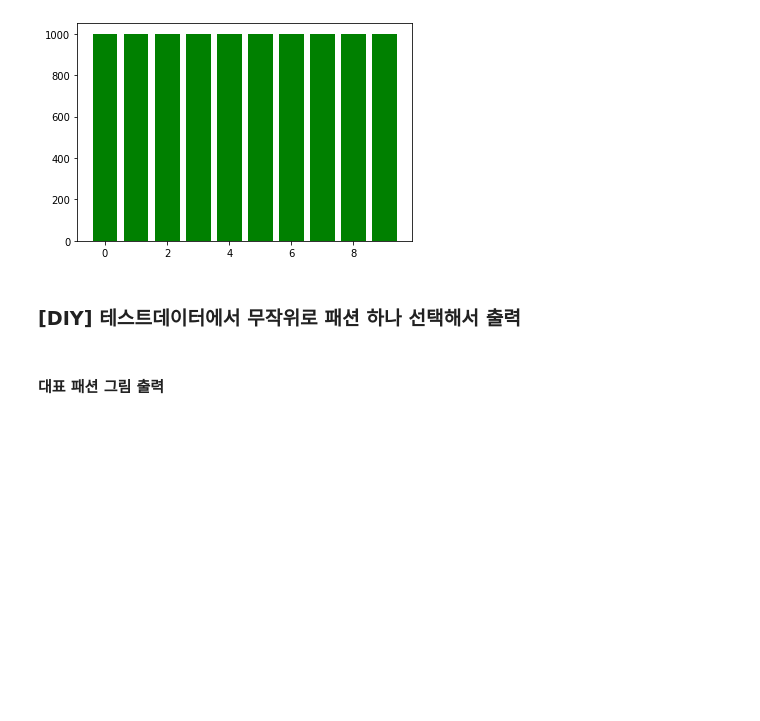
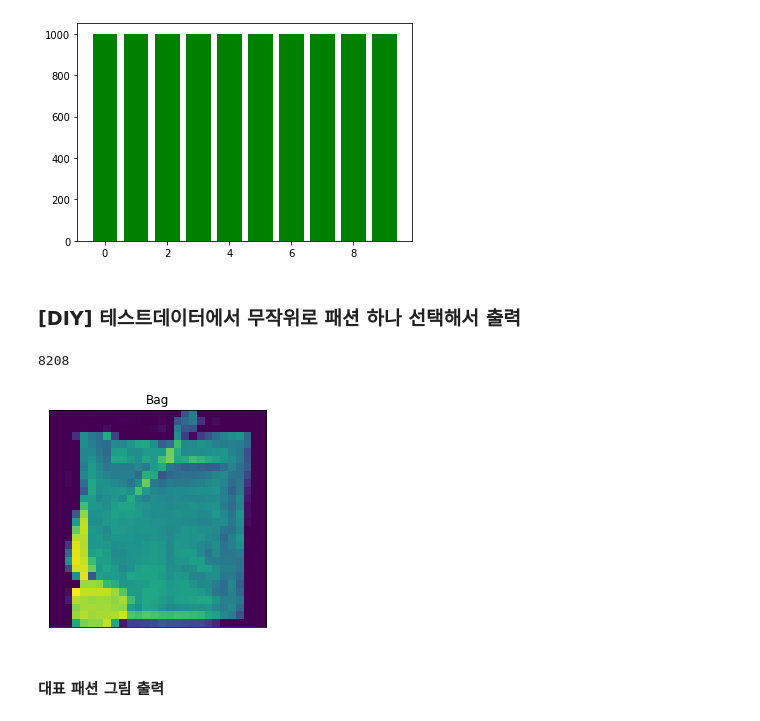
Before and after one commit to seokmin1/PDM08, a Jupyter notebook: py-tensorflow/tf2_1_datasets_cv_I.ipynb, the cells around one changed output. Saved outputs shown, nothing was run; the diff lists cells and outputs as text; code cells hidden in the pictures; blank space fills up the shorter version.

```diff
--- a/py-tensorflow/tf2_1_datasets_cv_I.ipynb
+++ b/py-tensorflow/tf2_1_datasets_cv_I.ipynb
@@ -388,3 +416,18 @@ plt.bar(list(fmnist_test_dic.keys()), fmnist_test_dic.values(), color='g')
+# %%
+# Your code here!
+class_names = ['T-shirt/top', 'Trouser', 'Pullover', 'Dress', 'Coat', 'Sandal', 'Shirt', 'Sneaker', 'Bag', 'Ankle boot']
+
+idx = np.random.randint(0, testX.shape[0])
+print(idx)
+image = testX[idx]
+plt.imshow(image)
+plt.title(class_names[testy[idx]])
+plt.xticks([])
+plt.yticks([])
+plt.show()
+# %% [output]
+8208
+[figure, added]
 # %% [markdown]
 #### 대표 패션 그림 출력
 # %%
```
Also changed, not shown: parts of 10 cells of this notebook.
